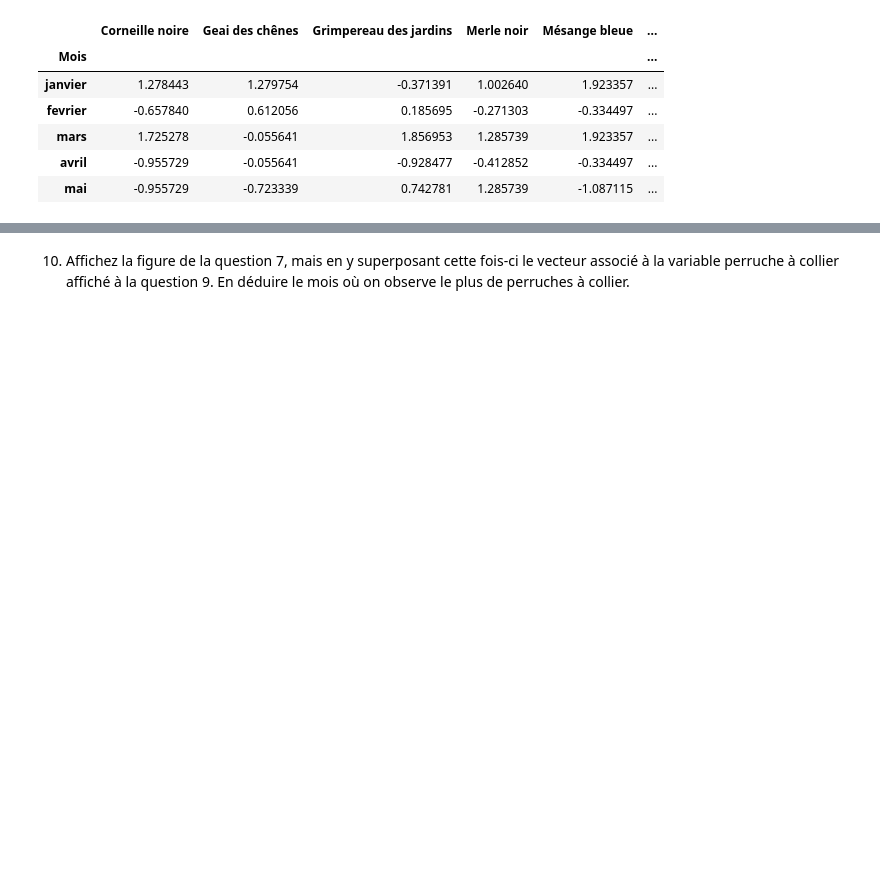
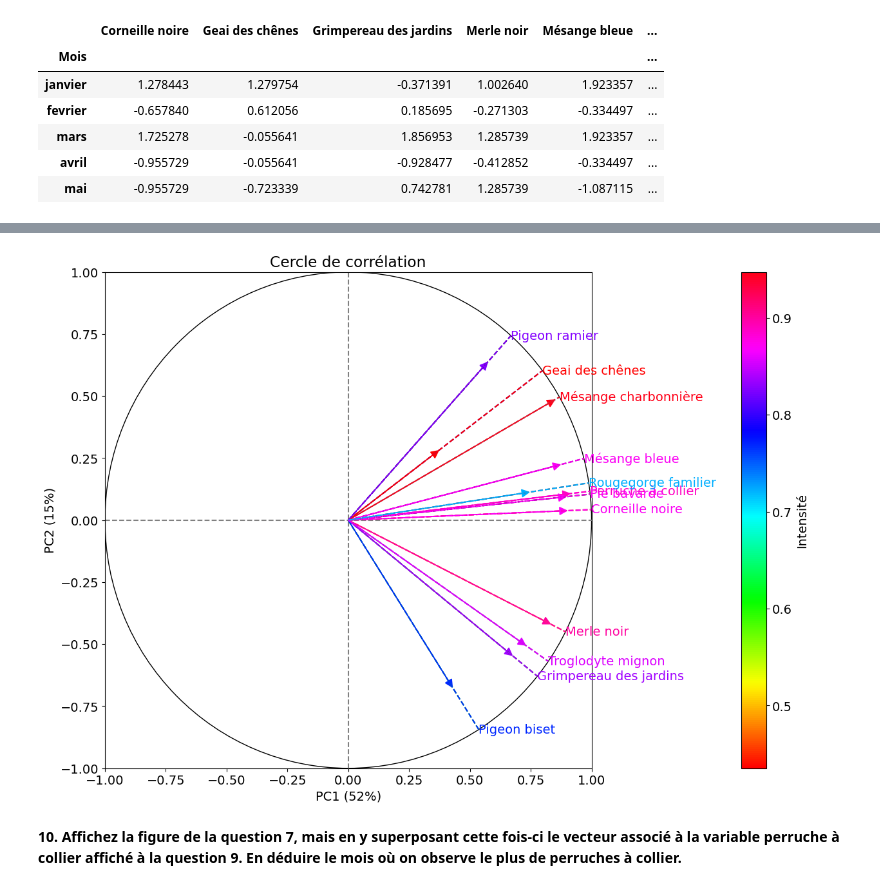
Before and after one commit to Sofiane-Sif/birdspecies, a Jupyter notebook: ACP.ipynb, the cells around one changed output, grey strips where cells are left out. Cells and saved outputs as stored; diff of their text form; code cells hidden in the pictures; blank space fills up the shorter version.

```diff
--- a/ACP.ipynb
+++ b/ACP.ipynb
@@ -125,4 +134,64 @@ Text(0.5, 1.0, 'Cercle de corrélation')
+# %%
+figure, correlation_matrix = plot_pca_correlation_graph(data, data.columns, dimensions=(1, 2), figure_axis_size=10)
+plt.close(figure)
+
+fig, ax = plt.subplots(figsize=(15,10))
+ax.set_xlim(-1, 1)
+ax.set_ylim(-1, 1)
+ax.axhline(0, color='gray', linestyle='--')
+ax.axvline(0, color='gray', linestyle='--')
+circle = plt.Circle((0, 0), radius=1, edgecolor='black', facecolor='none')
+ax.add_patch(circle)
+
+colors = ['red', 'blue', 'green', 'orange', 'purple', 'cyan', 'magenta', 'black', 'lime', 'black', 'brown', 'gray']
+i = 0
+arrows = []
+lengths = []
+texts = []
+lines = []
+
+for name, row in correlation_matrix.iterrows():
+    x, y = row.values
+    y *= -1
+    x *= -1
+    arrow = ax.arrow(0, 0, x, y, head_width=0.03, head_length=0.03, fc=colors[i], ec=colors[i])
+    text = ax.text(x/np.sqrt(x**2 + y**2), y/np.sqrt(x**2 + y**2), name, color=colors[i], ha='left', va='center',fontsize=14)
+    arrow_length = np.sqrt(x**2 + y**2)
+    arrows.append(arrow)
+    lengths.append(arrow_length)
+    texts.append(text)
+    i += 1
+
+normalized_lengths = (lengths - np.min(lengths)) / (np.max(lengths) - np.min(lengths))
+
+cmap = cm.get_cmap('hsv')  # Choose the desired colormap
+
+for arrow, length, normalized_length, text in zip(arrows, lengths, normalized_lengths, texts):
+    color = cmap(normalized_length)
+    arrow.set_color(color)
+    text.set_color(color)
+
+i = 0
+for name, row in correlation_matrix.iterrows():
+    x, y = row.values
+    y *= -1
+    x *= -1
+    color = cmap(normalized_lengths[i])
+    line = ax.plot([0, x/np.sqrt(x**2 + y**2)], [0, y/np.sqrt(x**2 + y**2)], color=color, linestyle='--')
+    i += 1
+
+ax.set_xlabel("PC1 ({}%)".format(int(pca.explained_variance_ratio_[0] * 100)))
+ax.set_ylabel("PC2 ({}%)".format(int(pca.explained_variance_ratio_[1] * 100)))
+ax.set_title("Cercle de corrélation")
+
+sm = plt.cm.ScalarMappable(cmap=cmap)
+sm.set_array(lengths)
+colorbar = plt.colorbar(sm, label='Intensité', pad=0.2)
+
+plt.show()
+# %% [output]
+[figure, added]
 # %% [markdown]
-10. Affichez la figure de la question 7, mais en y superposant cette fois-ci le vecteur
+**10. Affichez la figure de la question 7, mais en y superposant cette fois-ci le vecteur
 associé à la variable perruche à collier affiché à la question 9. En déduire le mois où
-on observe le plus de perruches à collier.
+on observe le plus de perruches à collier.**
```
Also changed, not shown: parts of 12 cells of this notebook.
